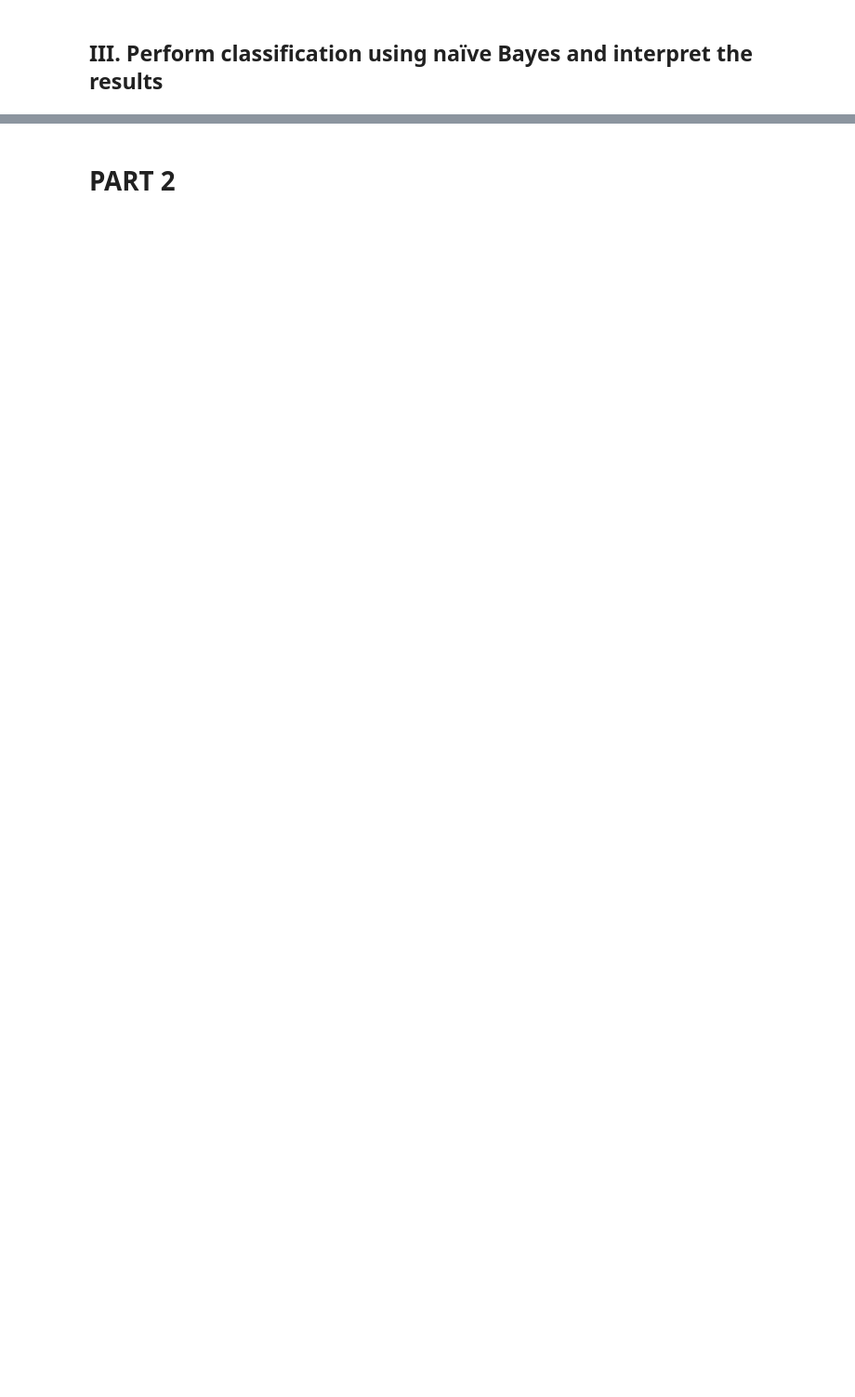
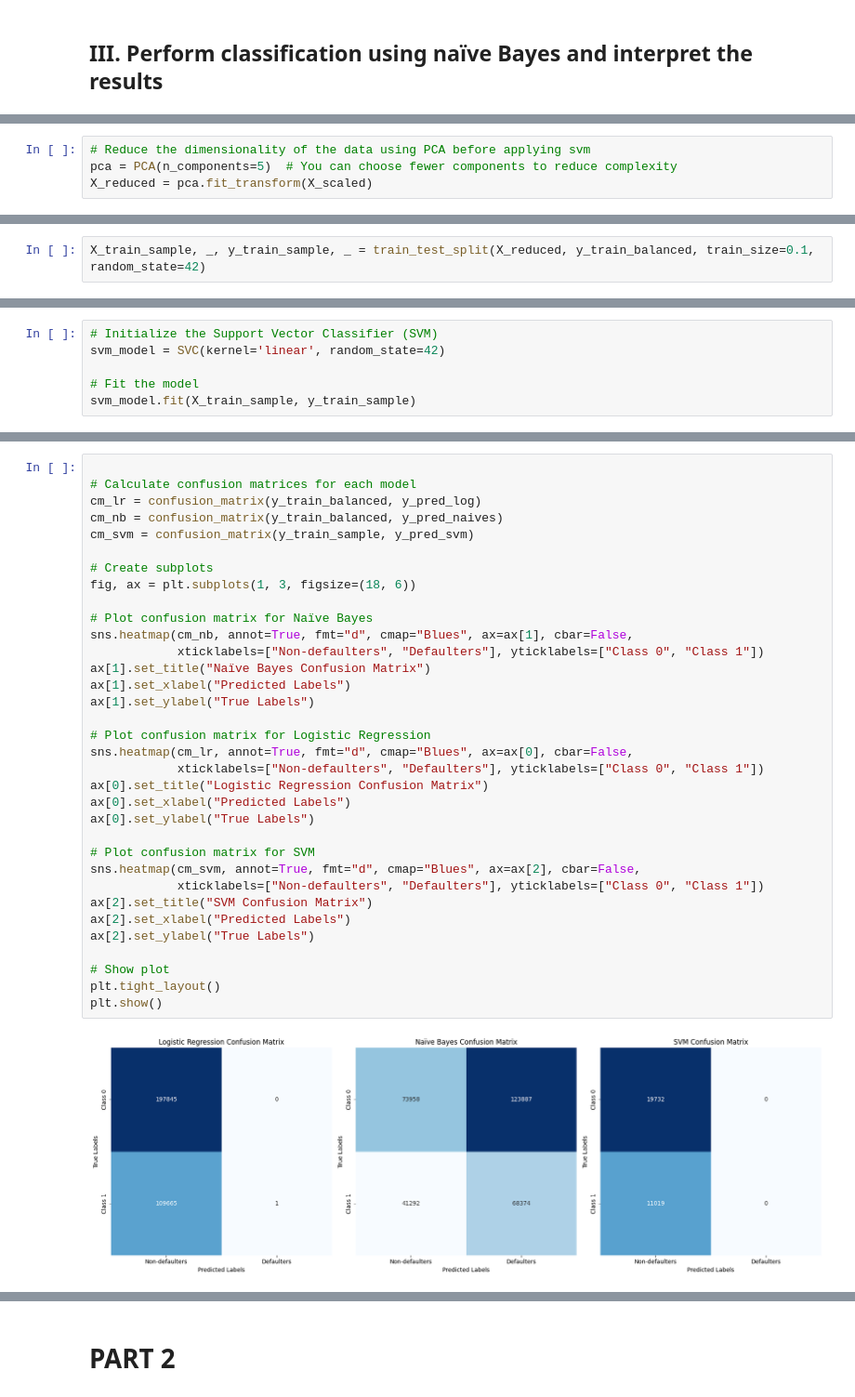
Before and after one commit to jharana-adhikari-AI/Credit_Card_Fraud_Detection, a Jupyter notebook: Assignment_Neural_Networks_and_Deep_Learning.ipynb, the cells around one changed output, grey strips where cells are left out. Shown at 93% size. Cells and saved outputs as stored; diff of their text form; blank space fills up the shorter version.

Commit message:
part 2 and sample implementation for other models

```diff
--- a/Assignment_Neural_Networks_and_Deep_Learning.ipynb
+++ b/Assignment_Neural_Networks_and_Deep_Learning.ipynb
@@ -852,0 +1169,4 @@ plt.show()
+# %%
+# Reduce the dimensionality of the data using PCA before applying svm
+pca = PCA(n_components=5)  # You can choose fewer components to reduce complexity
+X_reduced = pca.fit_transform(X_scaled)
@@ -852,0 +1177,2 @@ plt.show()
+# %%
+X_train_sample, _, y_train_sample, _ = train_test_split(X_reduced, y_train_balanced, train_size=0.1, random_state=42)
@@ -852,0 +1185,6 @@ plt.show()
+# %%
+# Initialize the Support Vector Classifier (SVM)
+svm_model = SVC(kernel='linear', random_state=42)
+
+# Fit the model
+svm_model.fit(X_train_sample, y_train_sample)
@@ -860,0 +1258,36 @@ plt.show()
+# %%
+
+# Calculate confusion matrices for each model
+cm_lr = confusion_matrix(y_train_balanced, y_pred_log)
+cm_nb = confusion_matrix(y_train_balanced, y_pred_naives)
+cm_svm = confusion_matrix(y_train_sample, y_pred_svm)
+
+# Create subplots
+fig, ax = plt.subplots(1, 3, figsize=(18, 6))
+
+# Plot confusion matrix for Naïve Bayes
+sns.heatmap(cm_nb, annot=True, fmt="d", cmap="Blues", ax=ax[1], cbar=False,
+            xticklabels=["Non-defaulters", "Defaulters"], yticklabels=["Class 0", "Class 1"])
+ax[1].set_title("Naïve Bayes Confusion Matrix")
+ax[1].set_xlabel("Predicted Labels")
+ax[1].set_ylabel("True Labels")
+
+# Plot confusion matrix for Logistic Regression
+sns.heatmap(cm_lr, annot=True, fmt="d", cmap="Blues", ax=ax[0], cbar=False,
+            xticklabels=["Non-defaulters", "Defaulters"], yticklabels=["Class 0", "Class 1"])
+ax[0].set_title("Logistic Regression Confusion Matrix")
+ax[0].set_xlabel("Predicted Labels")
+ax[0].set_ylabel("True Labels")
+
+# Plot confusion matrix for SVM
+sns.heatmap(cm_svm, annot=True, fmt="d", cmap="Blues", ax=ax[2], cbar=False,
+            xticklabels=["Non-defaulters", "Defaulters"], yticklabels=["Class 0", "Class 1"])
+ax[2].set_title("SVM Confusion Matrix")
+ax[2].set_xlabel("Predicted Labels")
+ax[2].set_ylabel("True Labels")
+
+# Show plot
+plt.tight_layout()
+plt.show()
+# %% [output]
+[figure, added]
```
Also changed, not shown: parts of 102 cells of this notebook.
